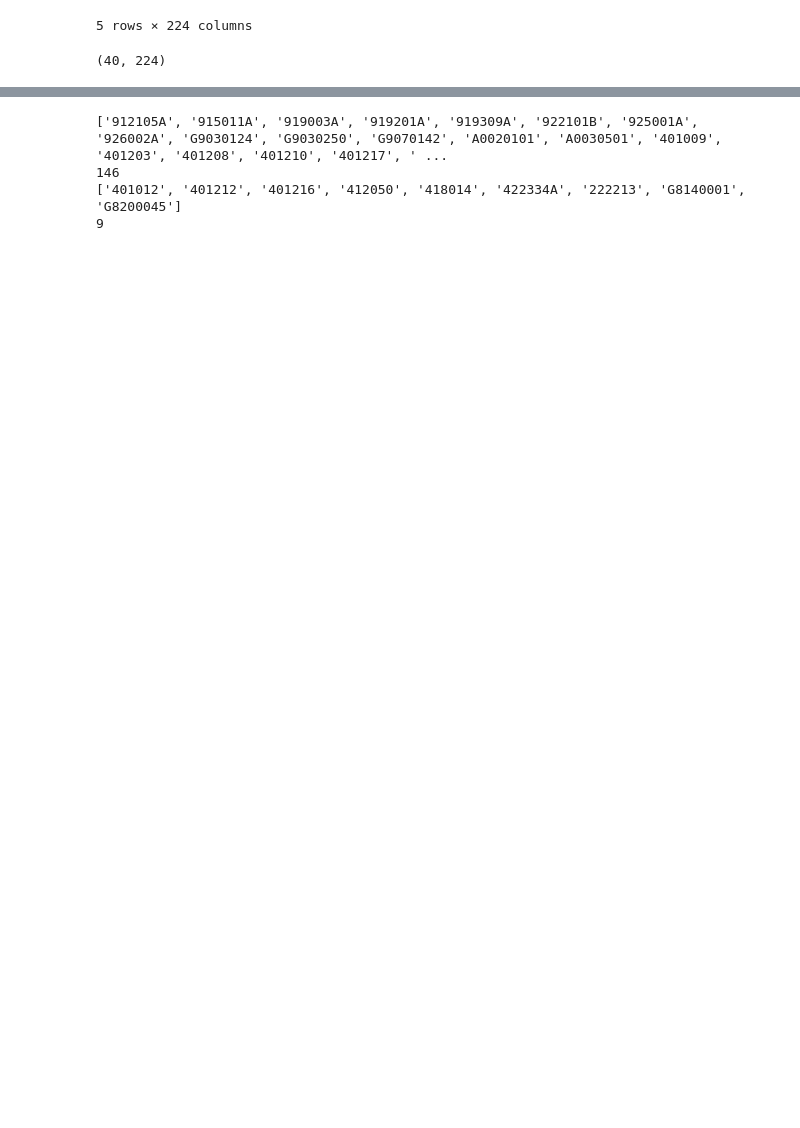
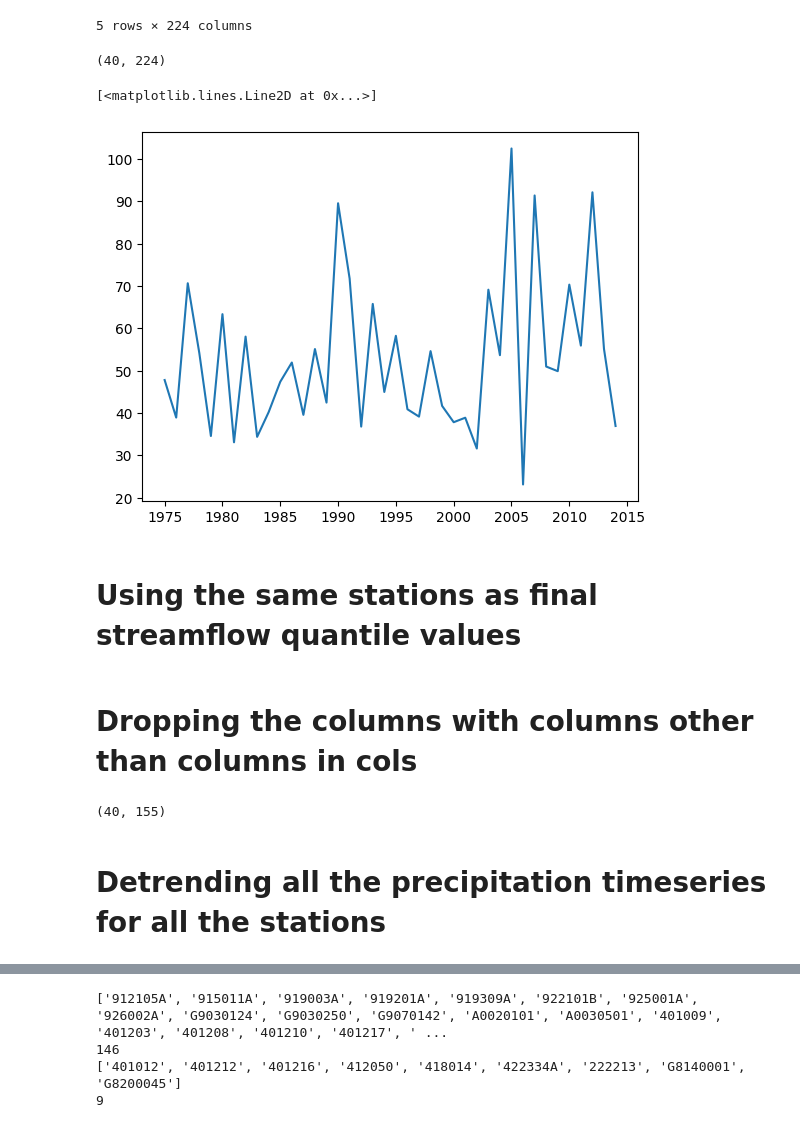
Before and after one commit to Sankalp-2820/Regional-Flood-Frequency-Analysis, a Jupyter notebook: CE6670_Project_Part_3.ipynb, the cells around one changed output, grey strips where cells are left out. Cells and saved outputs as stored; diff of their text form; code cells hidden in the pictures; blank space fills up the shorter version.

```diff
--- a/CE6670_Project_Part_3.ipynb
+++ b/CE6670_Project_Part_3.ipynb
@@ -87,6 +97,13 @@ precipitation.tail()
 precipitation.shape
 # %% [output]
 (40, 224)
+# %%
+plt.plot(precipitation.iloc[:,47])
+# %% [output]
+[<matplotlib.lines.Line2D at 0x...>]
+[figure, added]
+# %% [markdown]
+# Using the same stations as final streamflow quantile values
 # %%
 cols = ['912105A',
  '915011A',
@@ -250,0 +264,14 @@ for name in cols:
+# %% [markdown]
+# Dropping the columns with columns other than columns in cols
+# %%
+for col in precipitation.columns:
+    # Check if the column is not in the array of column names
+    if col not in cols:
+        # Drop the column from the DataFrame
+        precipitation.drop(columns=col, inplace=True)
+
+precipitation.shape
+# %% [output]
+(40, 155)
+# %% [markdown]
+# Detrending all the precipitation timeseries for all the stations
```
Also changed, not shown: parts of 15 cells of this notebook, 3 other files.
